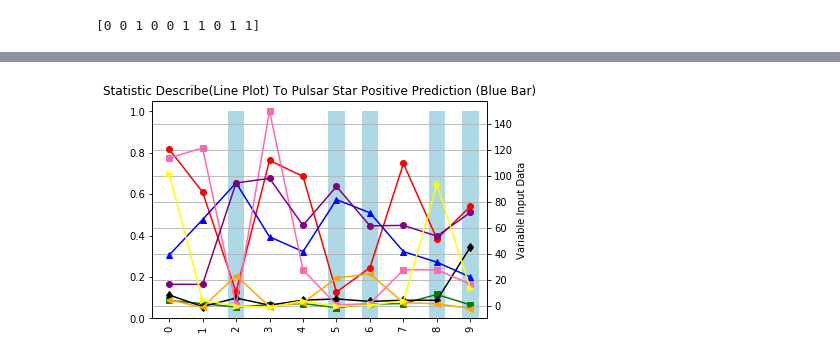
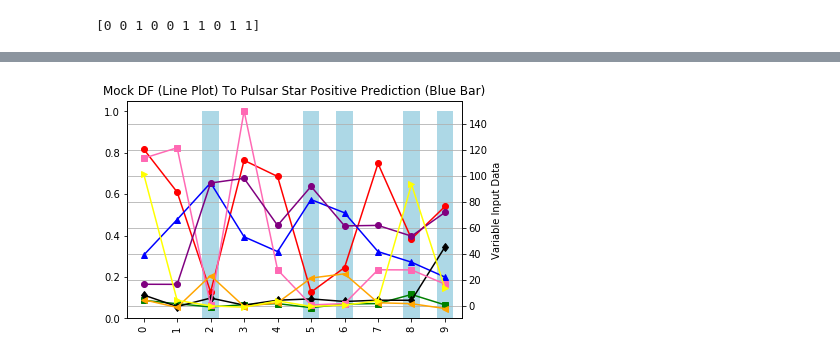
Before and after one commit to CARA-ROBERTS/PulsarStars_MachineLearning_Portfolio, a Jupyter notebook: IPYNB and Star Data/MockStar_DataFrame_ to_NN_Model-Copy1.ipynb, the cells around one changed output, grey strips where cells are left out. Drawn from its saved outputs; the diff is of its cells as text; code cells hidden in the pictures.

```diff
--- a/IPYNB and Star Data/MockStar_DataFrame_ to_NN_Model-Copy1.ipynb
+++ b/IPYNB and Star Data/MockStar_DataFrame_ to_NN_Model-Copy1.ipynb
@@ -225,32 +225,32 @@ mockDF
 
 Statistic = [0,1,2,3,4,5,6,7,8,9]
 Mean_Integrated_Profile = [120.4536,87.3673, 10.4849,111.765625,99.367188,10.367188,29.274580,109.347588,51.338800,76.357680]
 SDev_Integrated_Profile= mockDF['Standard deviation of the integrated profile']
 Excess_Kurtosis_Integrated_Profile = mockDF['Excess kurtosis of the integrated profile']
 Skewness_Integrated_Profile= mockDF['Skewness of the integrated profile']
 Mean_DM_SNR_curve= mockDF['Mean of the DM-SNR curve']
 SDev_DM_SNR_curve= mockDF['Standard deviation of the DM-SNR curve']
 Excess_Kurtosis_DM_SNR_curve= mockDF ['Excess kurtosis of the DM-SNR curve']
 Skewness_DM_SNR_curve= mockDF['Skewness of the DM-SNR curve']
 
 fig = plt.figure()
 ax = mockDF["Pulsar Predictions"].plot(kind='bar',color= "lightblue", use_index=True)
 ax2 = ax.twinx()
 ax2.plot(Statistic,Mean_Integrated_Profile, marker = "o", color= "red", label="Mean_Integrated_Profile ")
 ax2.plot(Statistic, SDev_Integrated_Profile,marker= "^",color="blue", label= "SDev_Integrated_Profile")
 ax2.plot(Statistic,Excess_Kurtosis_Integrated_Profile,marker= "s",color="green", label= "Excess_Kurtosis_Integrated_Profile")
 ax2.plot(Statistic, Skewness_Integrated_Profile,marker= "d",color="black", label= "Skewness_Integrated_Profile")
 ax2.plot(Statistic, Mean_DM_SNR_curve,marker= "s",color="hotpink", label= "Mean_DM_SNR_curve")
 ax2.plot(Statistic, SDev_DM_SNR_curve,marker= "o",color="purple", label= "SDev_DM_SNR_curve")
 ax2.plot(Statistic,Excess_Kurtosis_DM_SNR_curve,marker= "<",color="orange", label= "Excess_Kurtosis_DM_SNR_curve")
 plt.plot(Statistic, Skewness_DM_SNR_curve,marker= ">",color="yellow", label= "Skewness_DM_SNR_curve")
 
 
-plt.title("Statistic Describe(Line Plot) To Pulsar Star Positive Prediction (Blue Bar)")
+plt.title("Mock DF (Line Plot) To Pulsar Star Positive Prediction (Blue Bar)")
 plt.xlabel("OBS#")
 plt.ylabel("Variable Input Data")
 plt.grid()
 plt.xticks(rotation=90)
 plt.show()
 # %% [output]
-[figure, old version]
+[figure, new version]
```
